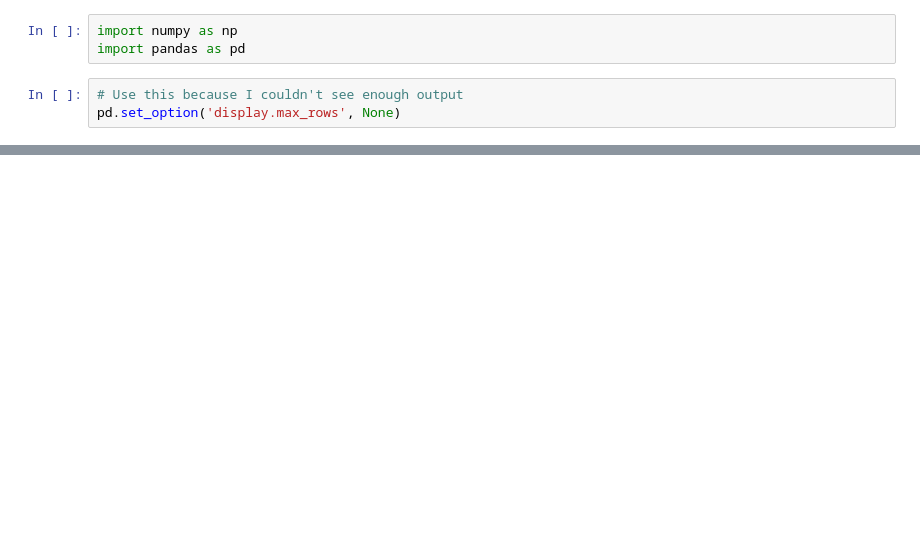
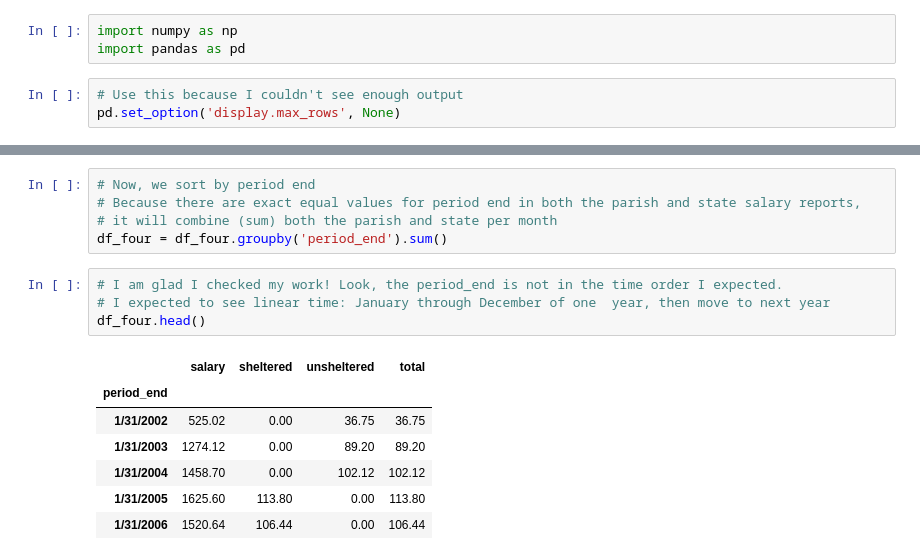
Before and after one commit to danielle3625/avg_salary, a Jupyter notebook: high60_calc_v2.ipynb, the cells around one changed output, grey strips where cells are left out. Cells and saved outputs as stored; diff of their text form; blank space fills up the shorter version.

```diff
--- a/high60_calc_v2.ipynb
+++ b/high60_calc_v2.ipynb
@@ -119,0 +72,17 @@ KeyError: 'salary'
+# %%
+# Now, we sort by period end
+# Because there are exact equal values for period end in both the parish and state salary reports,
+# it will combine (sum) both the parish and state per month
+df_four = df_four.groupby('period_end').sum()
+# %%
+# I am glad I checked my work! Look, the period_end is not in the time order I expected.
+# I expected to see linear time: January through December of one  year, then move to next year
+df_four.head()
+# %% [output]
+|  | salary | sheltered | unsheltered | total |
+| period_end |  |  |  |  |
+| 1/31/2002 | 525.02 | 0.00 | 36.75 | 36.75 |
+| 1/31/2003 | 1274.12 | 0.00 | 89.20 | 89.20 |
+| 1/31/2004 | 1458.70 | 0.00 | 102.12 | 102.12 |
+| 1/31/2005 | 1625.60 | 113.80 | 0.00 | 113.80 |
+| 1/31/2006 | 1520.64 | 106.44 | 0.00 | 106.44 |
```
Also changed, not shown: parts of 21 cells of this notebook, 1 other file.
